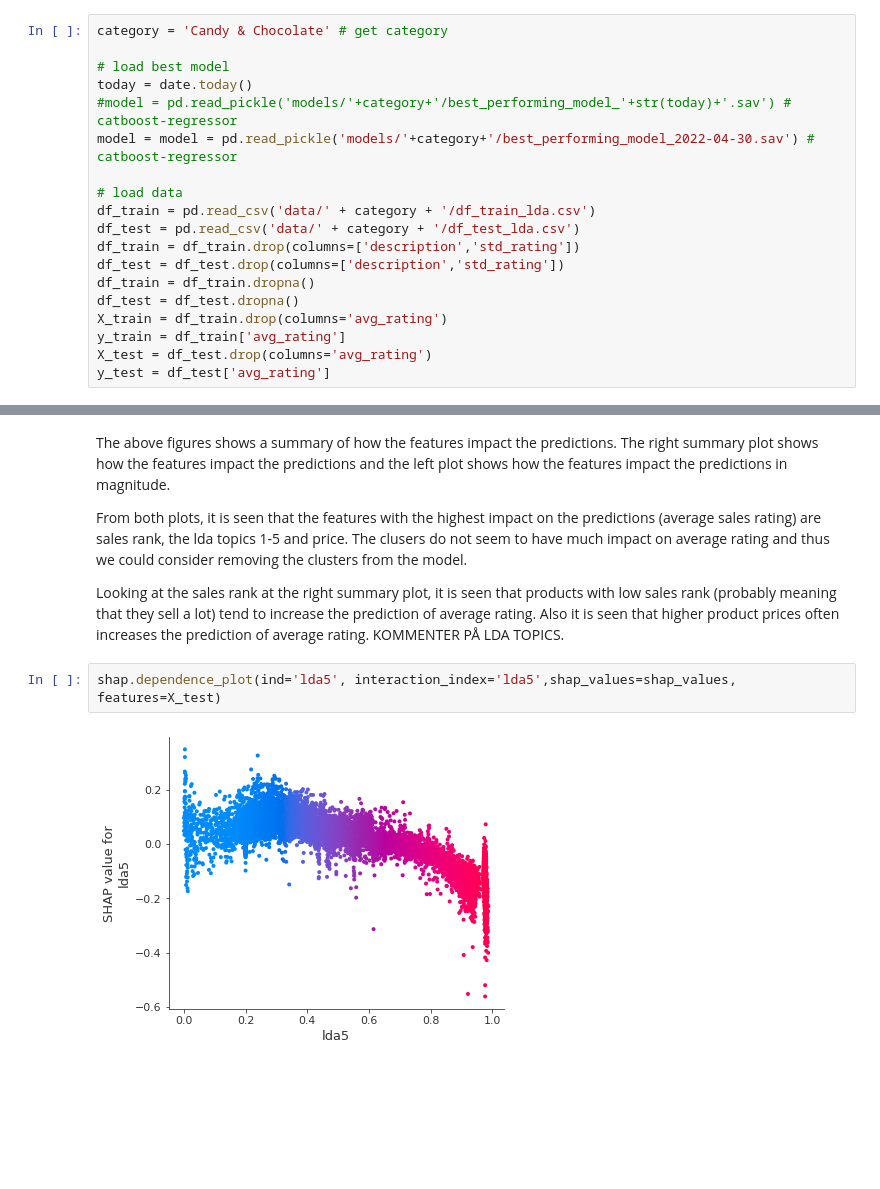
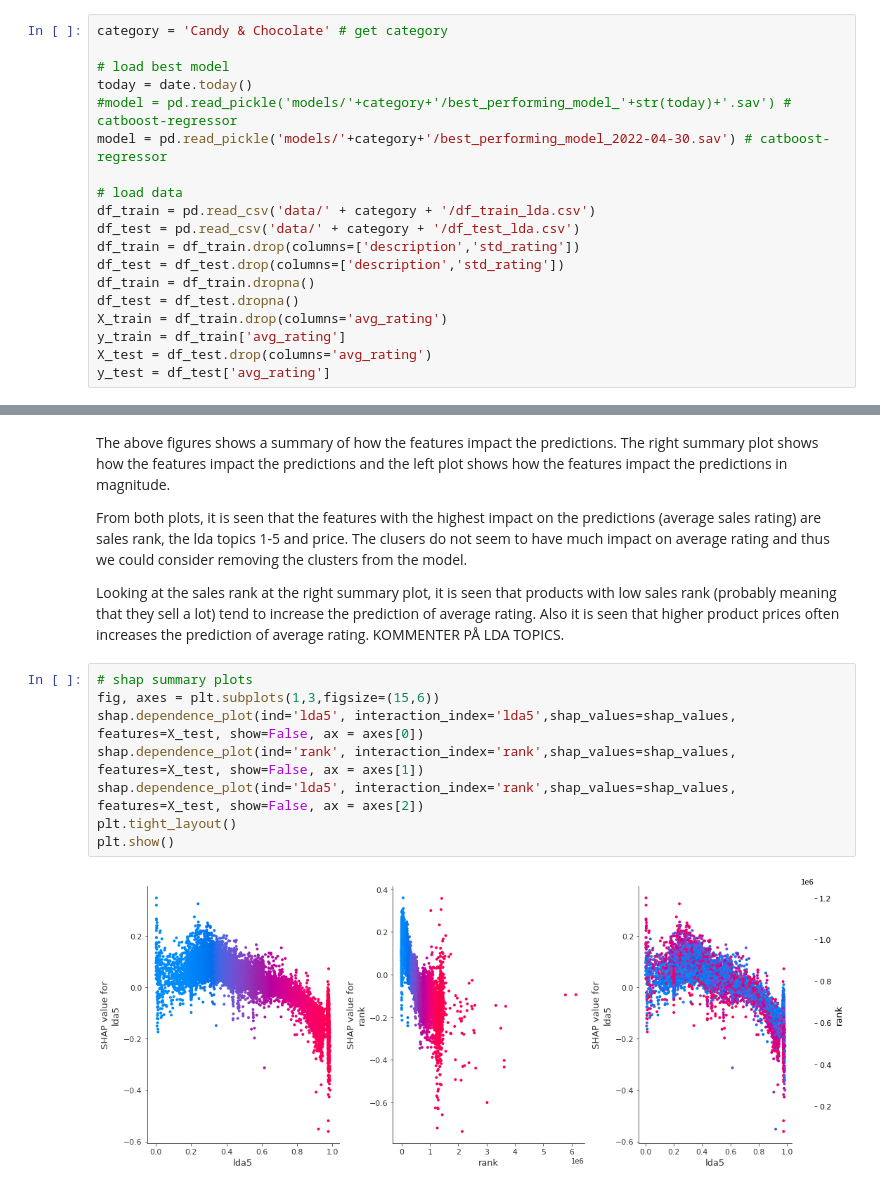
Before and after one commit to FKjaeren/Advanced_BA_project, a Jupyter notebook: Interpretability.ipynb, the cells around one changed output, grey strips where cells are left out. Cells and saved outputs as stored; diff of their text form; blank space fills up the shorter version.

Commit message:
Partial dependence plots.

```diff
--- a/Interpretability.ipynb
+++ b/Interpretability.ipynb
@@ -10,7 +10,7 @@ category = 'Candy & Chocolate' # get category
 # load best model
 today = date.today()
 #model = pd.read_pickle('models/'+category+'/best_performing_model_'+str(today)+'.sav') # catboost-regressor
-model = model = pd.read_pickle('models/'+category+'/best_performing_model_2022-04-30.sav') # catboost-regressor
+model = pd.read_pickle('models/'+category+'/best_performing_model_2022-04-30.sav') # catboost-regressor
 
 # load data
 df_train = pd.read_csv('data/' + category + '/df_train_lda.csv')
@@ -70,7 +70,13 @@ From both plots, it is seen that the features with the highest impact on the pre
 
 Looking at the sales rank at the right summary plot, it is seen that products with low sales rank (probably meaning that they sell a lot) tend to increase the prediction of average rating. Also it is seen that higher product prices often increases the prediction of average rating.
 KOMMENTER PÅ LDA TOPICS.
-# %%
-shap.dependence_plot(ind='lda5', interaction_index='lda5',shap_values=shap_values, features=X_test)
-# %% [output]
-[figure, removed]
+# %%
+# shap summary plots
+fig, axes = plt.subplots(1,3,figsize=(15,6))
+shap.dependence_plot(ind='lda5', interaction_index='lda5',shap_values=shap_values, features=X_test, show=False, ax = axes[0])
+shap.dependence_plot(ind='rank', interaction_index='rank',shap_values=shap_values, features=X_test, show=False, ax = axes[1])
+shap.dependence_plot(ind='lda5', interaction_index='rank',shap_values=shap_values, features=X_test, show=False, ax = axes[2])
+plt.tight_layout()
+plt.show()
+# %% [output]
+[figure, added]
```
Also changed, not shown: parts of 3 cells of this notebook.
